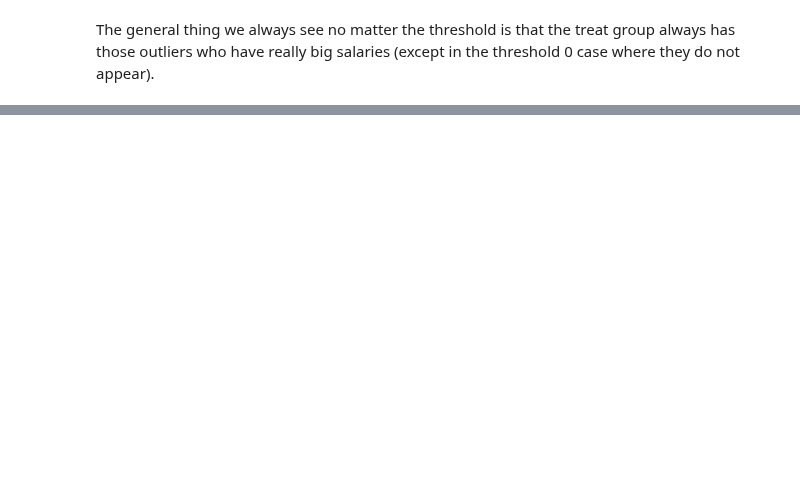
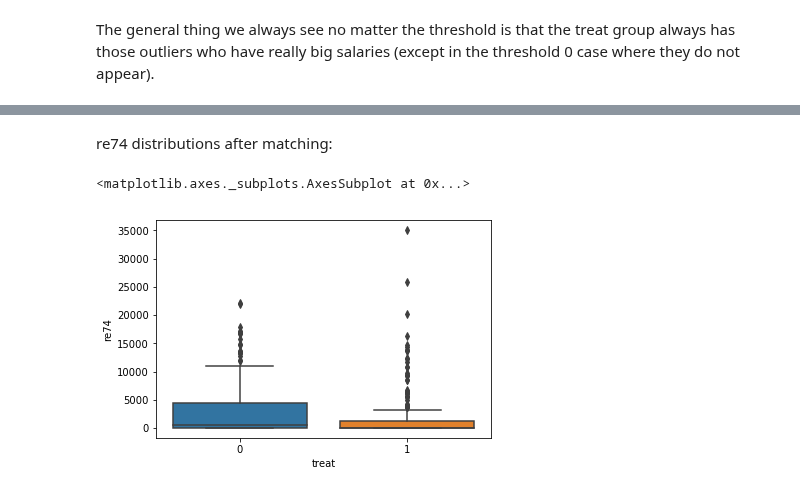
Before and after one commit to Victor-Palacios/epfl_ada, a Jupyter notebook: hw4/ex1.ipynb, the cells around one changed output, grey strips where cells are left out. Cells and saved outputs as stored; diff of their text form; code cells hidden in the pictures; blank space fills up the shorter version.

```diff
--- a/hw4/ex1.ipynb
+++ b/hw4/ex1.ipynb
@@ -429,0 +458,7 @@ Now we might try to get rid of some columns to see if we can get better insights
+# %% [markdown]
+re74 distributions after matching:
+# %%
+sns.boxplot(x="treat", y="re74", data=lalonde_matched)
+# %% [output]
+<matplotlib.axes._subplots.AxesSubplot at 0x...>
+[figure, added]
```
Also changed, not shown: parts of 37 cells of this notebook.
